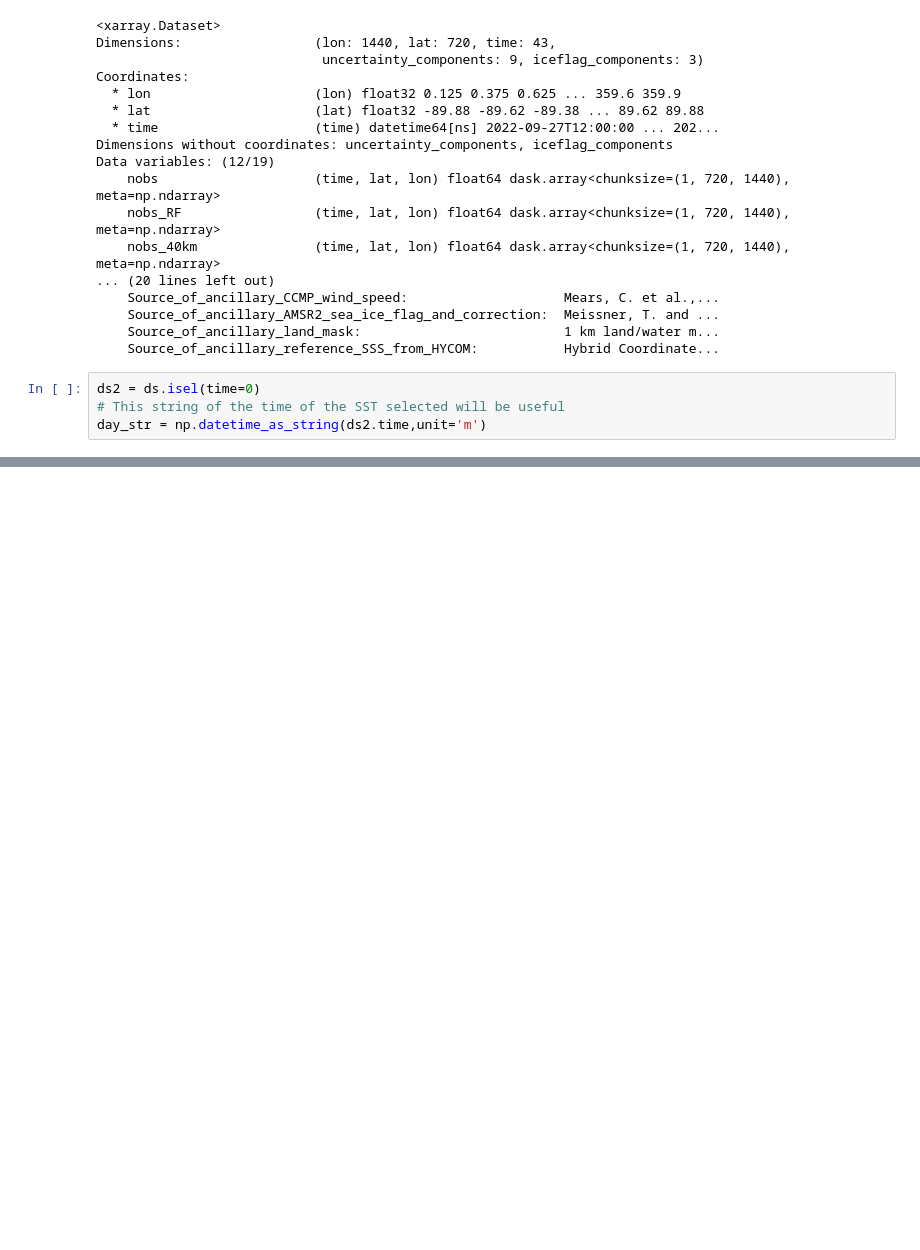
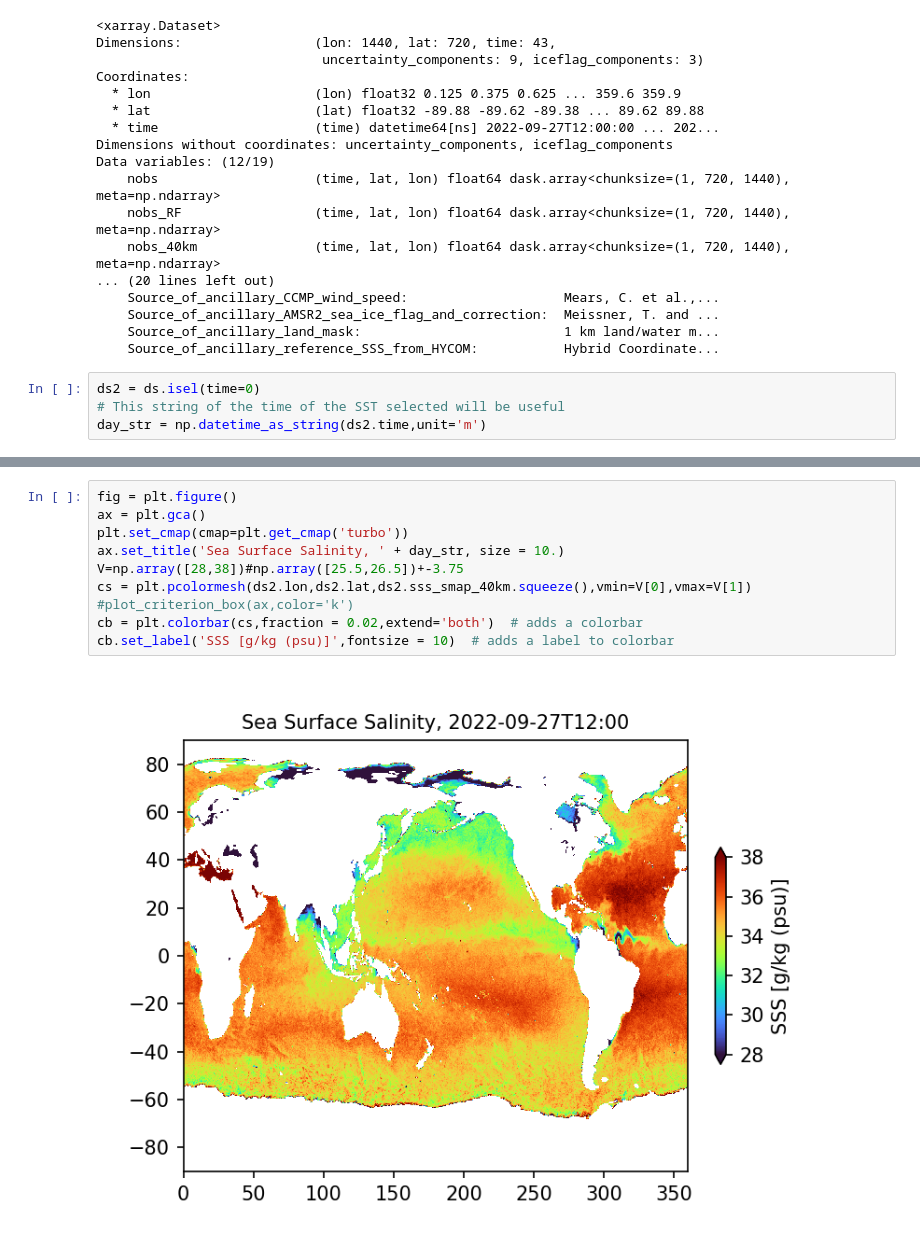
Before and after one commit to jtomfarrar/AWS_EC2_computing_2023, a Jupyter notebook: notebooks/SMAP.ipynb, the cells around one changed output, grey strips where cells are left out. Cells and saved outputs as stored; diff of their text form; blank space fills up the shorter version.

```diff
--- a/notebooks/SMAP.ipynb
+++ b/notebooks/SMAP.ipynb
@@ -324,0 +337,12 @@ cb.set_label('SSS [g/kg]',fontsize = 10)  # adds a label to colorbar
+# %%
+fig = plt.figure()
+ax = plt.gca()
+plt.set_cmap(cmap=plt.get_cmap('turbo'))
+ax.set_title('Sea Surface Salinity, ' + day_str, size = 10.)
+V=np.array([28,38])#np.array([25.5,26.5])+-3.75
+cs = plt.pcolormesh(ds2.lon,ds2.lat,ds2.sss_smap_40km.squeeze(),vmin=V[0],vmax=V[1])
+#plot_criterion_box(ax,color='k')
+cb = plt.colorbar(cs,fraction = 0.02,extend='both')  # adds a colorbar
+cb.set_label('SSS [g/kg (psu)]',fontsize = 10)  # adds a label to colorbar
+# %% [output]
+[figure, added]
```
Also changed, not shown: parts of 2 cells of this notebook.
